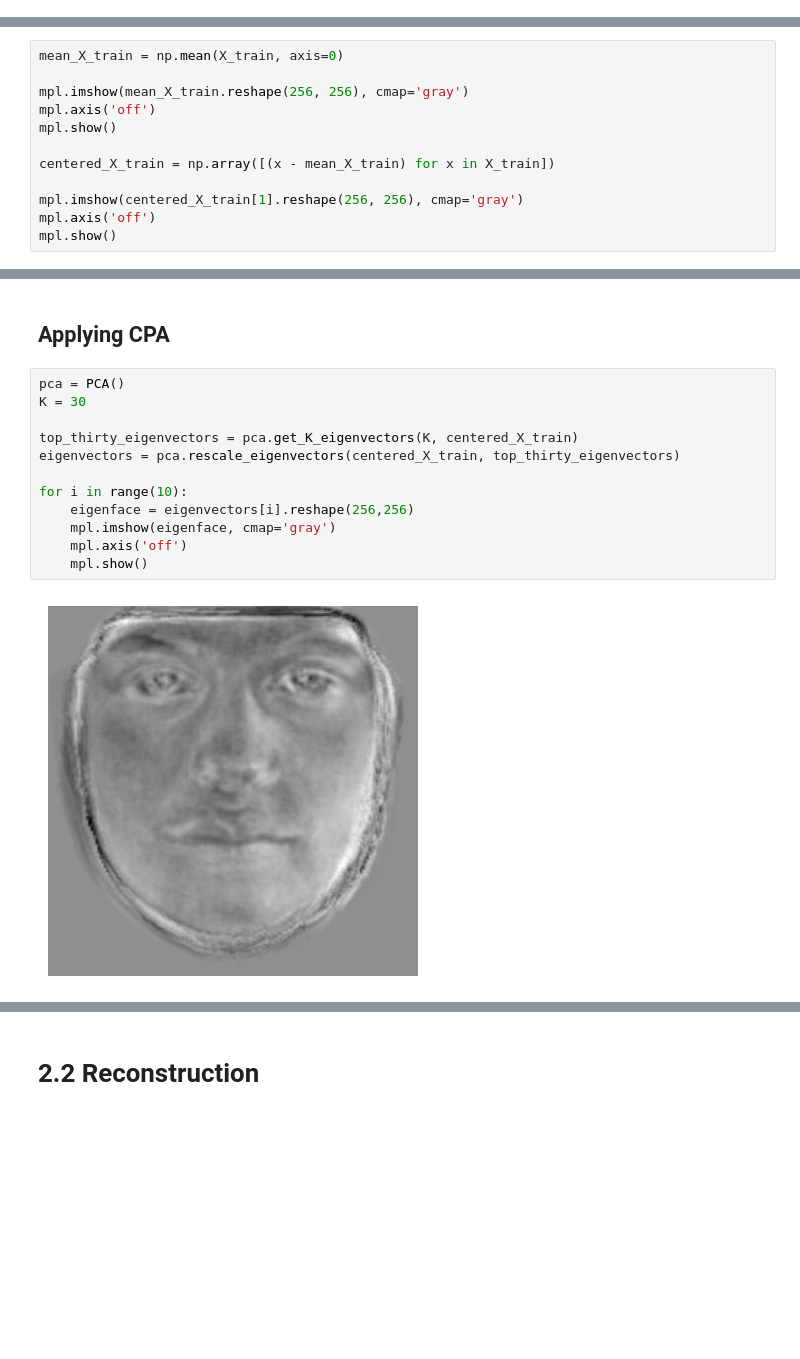
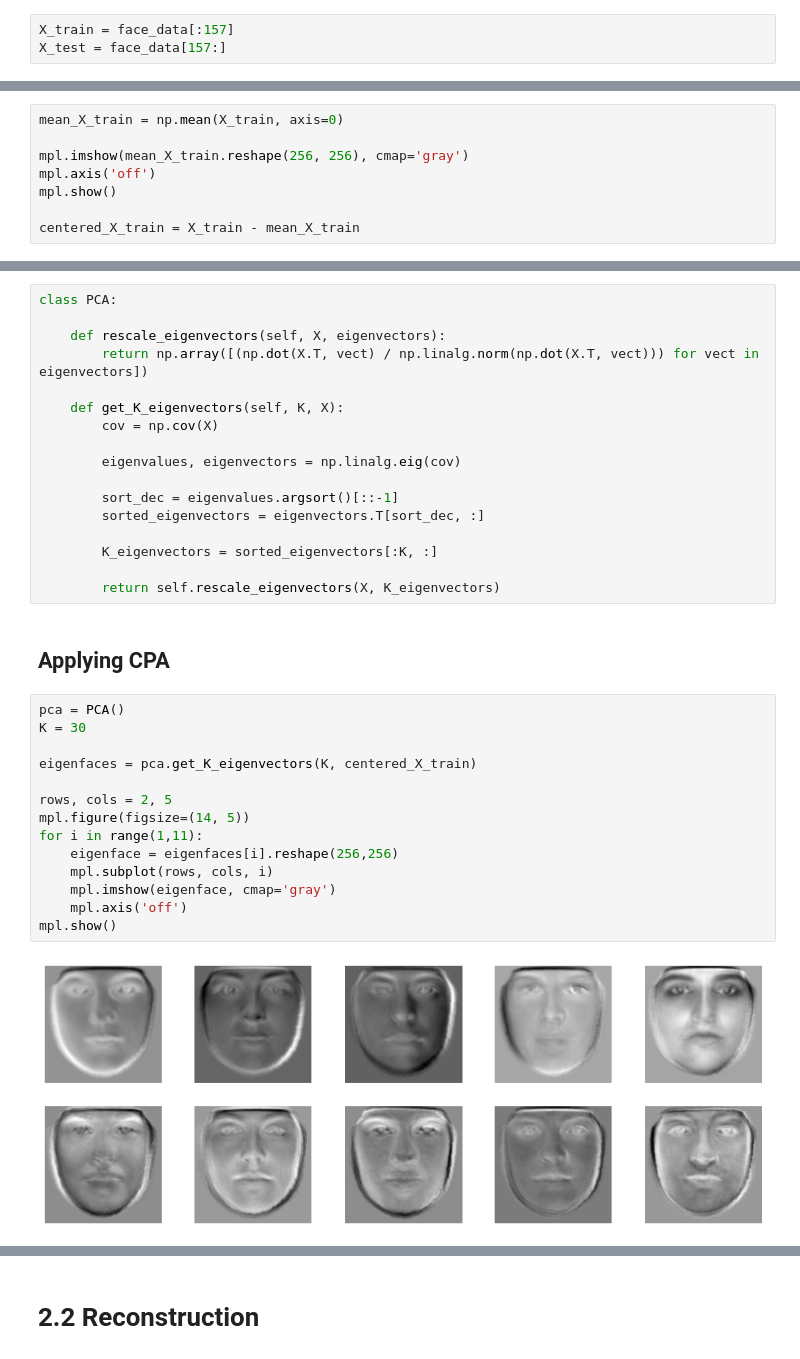
Before and after one commit to cormac-taylor/eigenfaces, a Jupyter notebook: hw2_problem2.ipynb, the cells around one changed output, grey strips where cells are left out. Cells and saved outputs as stored; diff of their text form; blank space fills up the shorter version.

```diff
--- a/hw2_problem2.ipynb
+++ b/hw2_problem2.ipynb
@@ -71,3 +59,6 @@ X_train, X_test = train_test_split(face_data, test_size=0.11, random_state=42)
+# %%
+X_train = face_data[:157]
+X_test = face_data[157:]
 # %% [markdown]
 ## Calculate mean image and center images
 # %%
@@ -77,10 +68,6 @@ mpl.imshow(mean_X_train.reshape(256, 256), cmap='gray')
 mpl.axis('off')
 mpl.show()
 
-centered_X_train = np.array([(x - mean_X_train) for x in X_train])
-
-mpl.imshow(centered_X_train[1].reshape(256, 256), cmap='gray')
-mpl.axis('off')
-mpl.show()
+centered_X_train = X_train - mean_X_train
 # %% [output]
 [figure]
@@ -109,16 +76,35 @@ class PCA:
+# %%
+class PCA:
+
+    def rescale_eigenvectors(self, X, eigenvectors):
+        return np.array([(np.dot(X.T, vect) / np.linalg.norm(np.dot(X.T, vect))) for vect in eigenvectors])
+
+    def get_K_eigenvectors(self, K, X):
+        cov = np.cov(X)
+
+        eigenvalues, eigenvectors = np.linalg.eig(cov)
+
+        sort_dec = eigenvalues.argsort()[::-1]
+        sorted_eigenvectors = eigenvectors.T[sort_dec, :]
+
+        K_eigenvectors = sorted_eigenvectors[:K, :]
+
+        return self.rescale_eigenvectors(X, K_eigenvectors)
 # %% [markdown]
 ## Applying CPA
 # %%
 pca = PCA()
 K = 30
 
-top_thirty_eigenvectors = pca.get_K_eigenvectors(K, centered_X_train)
-eigenvectors = pca.rescale_eigenvectors(centered_X_train, top_thirty_eigenvectors)
+eigenfaces = pca.get_K_eigenvectors(K, centered_X_train)
 
-for i in range(10):
-    eigenface = eigenvectors[i].reshape(256,256)
+rows, cols = 2, 5
+mpl.figure(figsize=(14, 5))
+for i in range(1,11):
+    eigenface = eigenfaces[i].reshape(256,256)
+    mpl.subplot(rows, cols, i)
     mpl.imshow(eigenface, cmap='gray')
     mpl.axis('off')
-    mpl.show()
+mpl.show()
 # %% [output]
-[figure, old version]
+[figure, new version]
```
Also changed, not shown: parts of 12 cells of this notebook.
